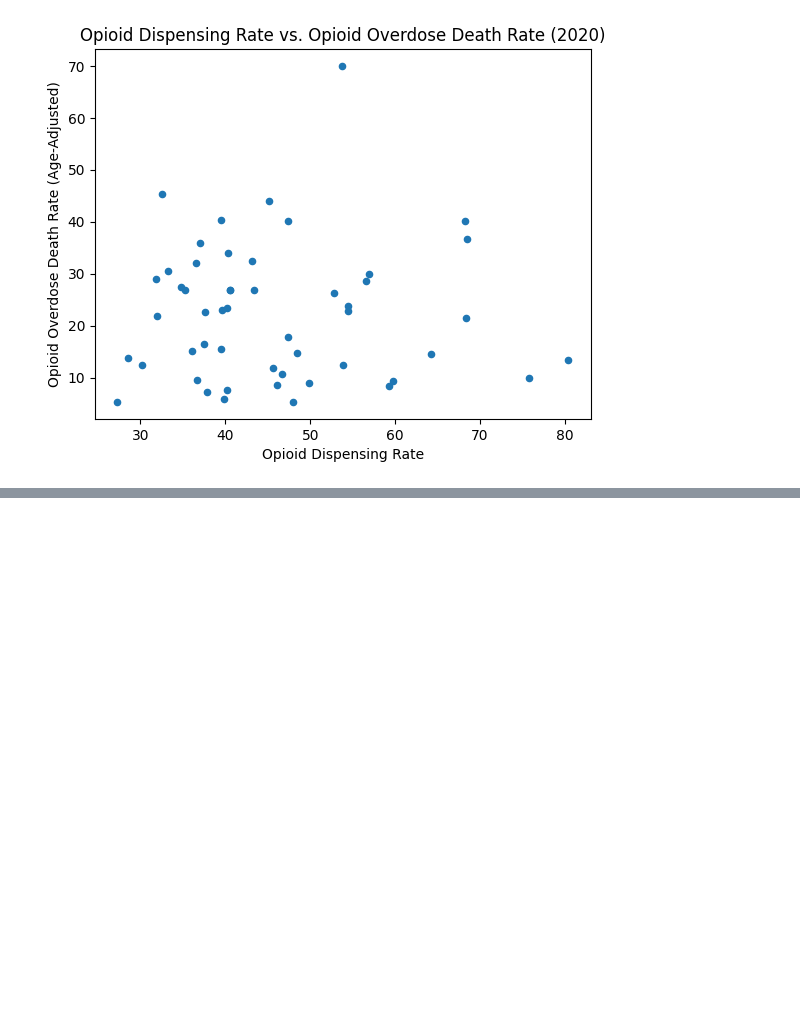
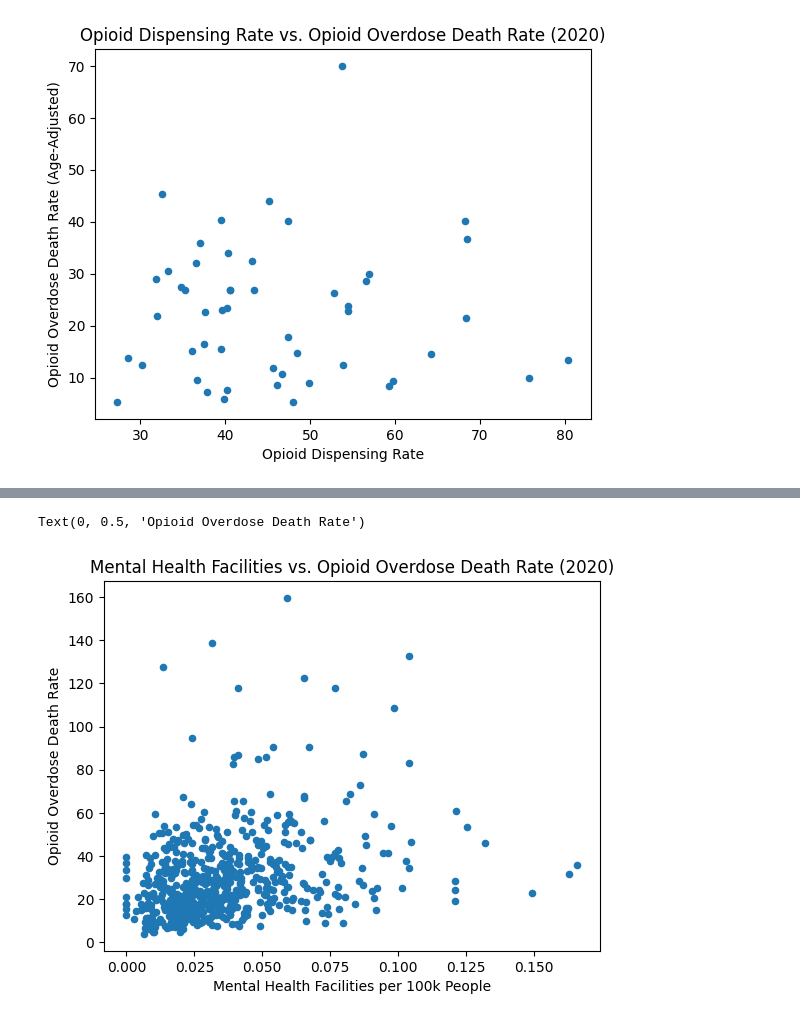
Before and after one commit to Ludougan123234/624-project, a Jupyter notebook: state_level_analysis.ipynb, the cells around one changed output, grey strips where cells are left out. Drawn from its saved outputs; the diff is of its cells as text; code cells hidden in the pictures; blank space fills up the shorter version.

Commit message:
Mental Health providers EDA

```diff
--- a/state_level_analysis.ipynb
+++ b/state_level_analysis.ipynb
@@ -94,0 +106,3 @@ Text(0.5, 0, 'Opioid Dispensing Rate')
+# %%
+mental_health_df = sdoh_df[['COUNTYFIPS', 'STATE', 'COUNTY', 'REGION', 'AMFAR_MHFAC_RATE']]
+mental_health_df.sample(5)
@@ -94,0 +129,10 @@ Text(0.5, 0, 'Opioid Dispensing Rate')
+# %%
+mental_health_df = mental_health_df[~mental_health_df.AMFAR_MHFAC_RATE.isnull()]
+mental_health_df.COUNTYFIPS = mental_health_df.COUNTYFIPS.astype(float)
+# %%
+death_df = pd.read_csv("data/OpioidDeaths_2020.txt", sep="\t")
+death_df = death_df.drop(columns="Notes")
+
+death_df = death_df[death_df['Crude Rate'] != 'Unreliable']
+death_df['Crude Rate'] = death_df['Crude Rate'].astype(float)
+death_df.sort_values(by='Crude Rate', ascending=False).head(15)
@@ -94,0 +156,3 @@ Text(0.5, 0, 'Opioid Dispensing Rate')
+# %%
+death_mental_df = death_df.merge(mental_health_df, left_on='County Code', right_on='COUNTYFIPS', how='inner')
+death_mental_df.sample(5)
@@ -94,0 +166,8 @@ Text(0.5, 0, 'Opioid Dispensing Rate')
+# %%
+death_mental_df.plot.scatter(x='AMFAR_MHFAC_RATE', y='Crude Rate')
+plt.title('Mental Health Facilities vs. Opioid Overdose Death Rate (2020)')
+plt.xlabel('Mental Health Facilities per 100k People')
+plt.ylabel('Opioid Overdose Death Rate')
+# %% [output]
+Text(0, 0.5, 'Opioid Overdose Death Rate')
+[figure, added]
```
Also changed, not shown: parts of 9 cells of this notebook.
